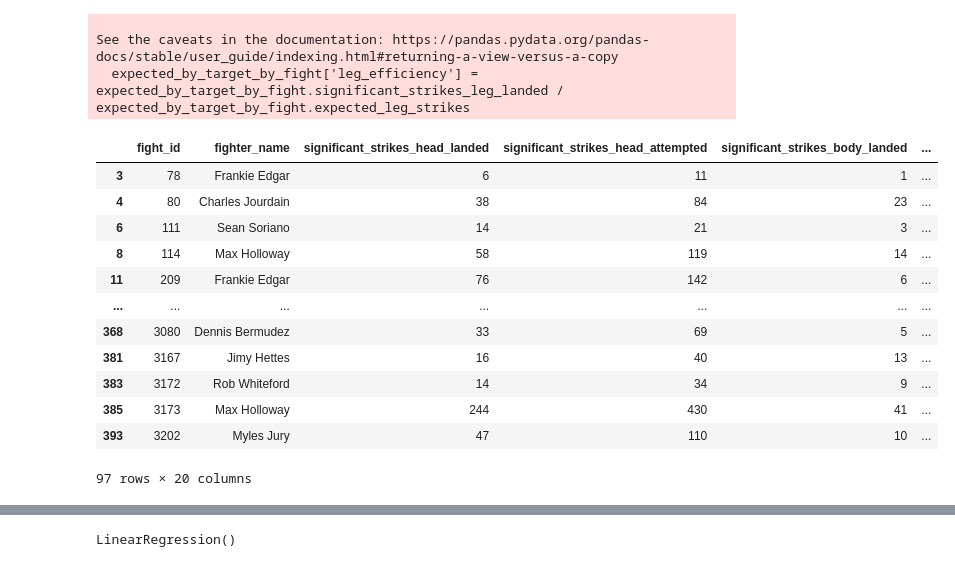
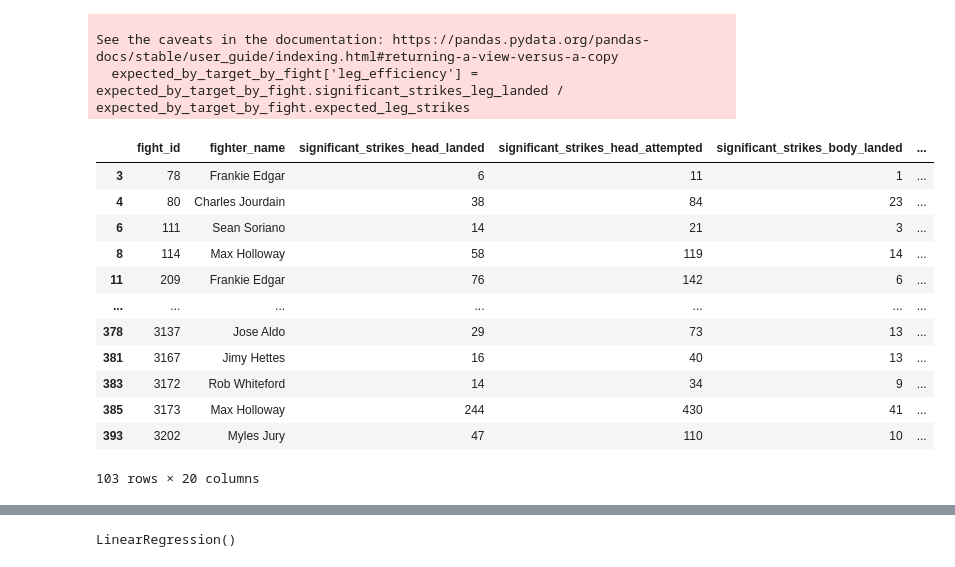
Before and after one commit to anthony-aleman/Featherweight, a Jupyter notebook: FW_EDA.ipynb, the cells around one changed output, grey strips where cells are left out. Cells and saved outputs as stored; diff of their text form; code cells hidden in the pictures.

```diff
--- a/FW_EDA.ipynb
+++ b/FW_EDA.ipynb
@@ -932,22 +922,22 @@ Try using .loc[row_indexer,col_indexer] = value instead
 See the caveats in the documentation: https://pandas.pydata.org/pandas-docs/stable/user_guide/indexing.html#returning-a-view-versus-a-copy
   expected_by_target_by_fight['leg_efficiency'] = expected_by_target_by_fight.significant_strikes_leg_landed / expected_by_target_by_fight.expected_leg_strikes
 # %%
-top_target_performers_head = expected_by_target_by_fight.loc[expected_by_target_by_fight.head_efficiency > 1.13]
+top_target_performers_head = expected_by_target_by_fight.loc[expected_by_target_by_fight.head_efficiency > 1.11]
 top_target_performers_head
 # %% [output]
 |  | fight_id | fighter_name | significant_strikes_head_landed | significant_strikes_head_attempted | significant_strikes_body_landed | ... |
 | 3 | 78 | Frankie Edgar | 6 | 11 | 1 | ... |
 | 4 | 80 | Charles Jourdain | 38 | 84 | 23 | ... |
 | 6 | 111 | Sean Soriano | 14 | 21 | 3 | ... |
 | 8 | 114 | Max Holloway | 58 | 119 | 14 | ... |
 | 11 | 209 | Frankie Edgar | 76 | 142 | 6 | ... |
 | ... | ... | ... | ... | ... | ... | ... |
-| 368 | 3080 | Dennis Bermudez | 33 | 69 | 5 | ... |
+| 378 | 3137 | Jose Aldo | 29 | 73 | 13 | ... |
 | 381 | 3167 | Jimy Hettes | 16 | 40 | 13 | ... |
 | 383 | 3172 | Rob Whiteford | 14 | 34 | 9 | ... |
 | 385 | 3173 | Max Holloway | 244 | 430 | 41 | ... |
 | 393 | 3202 | Myles Jury | 47 | 110 | 10 | ... |
-97 rows × 20 columns
+103 rows × 20 columns
 # %%
 Y_pred_head = regr.predict(X_test_head)
 
```
Also changed, not shown: parts of 26 cells of this notebook.
